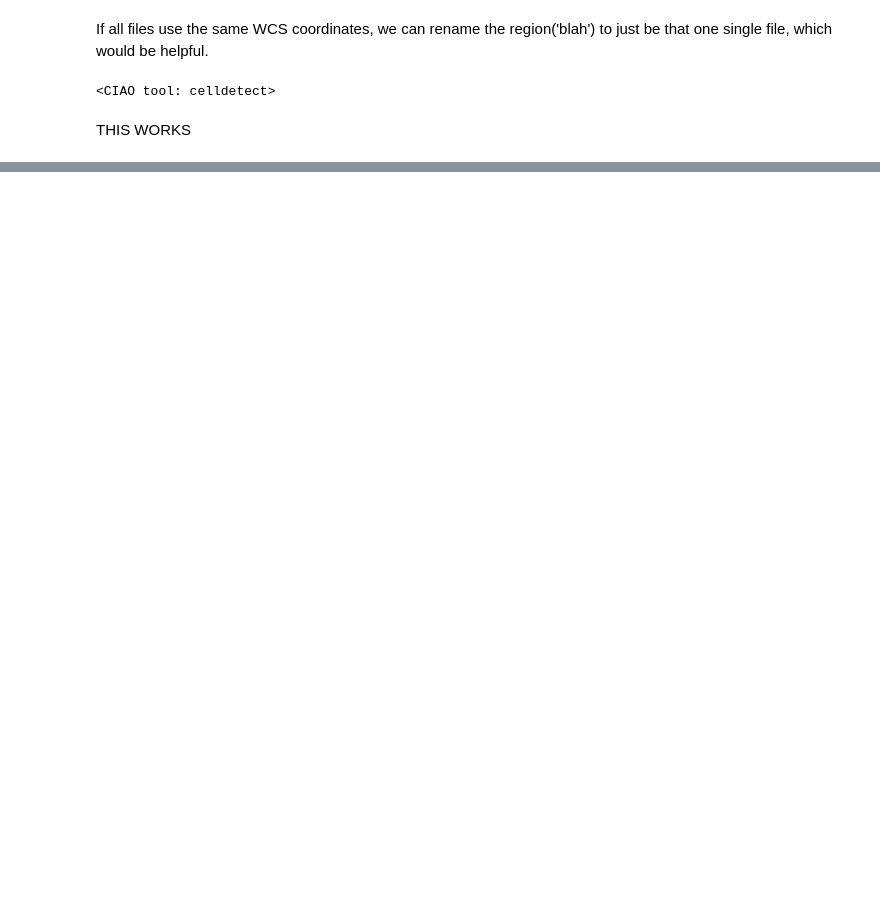
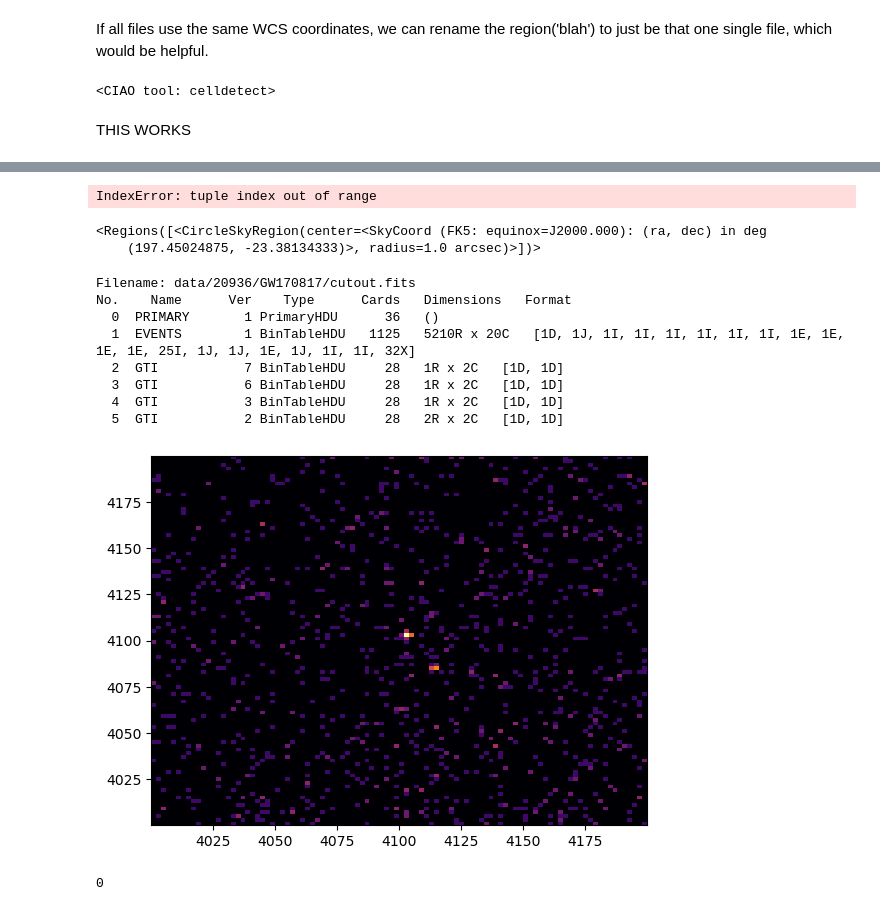
Before and after one commit to pgriffin17/ASTR6880Project, a Jupyter notebook: analysis.ipynb, the cells around one changed output, grey strips where cells are left out. Drawn from its saved outputs; the diff is of its cells as text; code cells hidden in the pictures; blank space fills up the shorter version.

```diff
--- a/analysis.ipynb
+++ b/analysis.ipynb
@@ -153,0 +211,6 @@ reproject_wav(20936, 20860)
+# %%
+#Load image into sherpa using load_image
+
+sherpa.astro.ui.load_image(f'data/20936/GW170817/cutout.fits')
+# %% [output]
+IndexError: tuple index out of range
@@ -153,0 +219,38 @@ reproject_wav(20936, 20860)
+# %%
+regions = Regions.read(f'data/20936/repro/srcwcs.reg', format='ds9')
+regions
+# %% [output]
+<Regions([<CircleSkyRegion(center=<SkyCoord (FK5: equinox=J2000.000): (ra, dec) in deg
+    (197.45024875, -23.38134333)>, radius=1.0 arcsec)>])>
+# %%
+# Load cutout.fits and display using astropy
+
+from astropy.io import fits
+import matplotlib.pyplot as plt
+from matplotlib.colors import LogNorm
+from astropy.table import Table
+
+hdu = fits.open(f'data/20936/GW170817/cutout.fits')
+hdu.info()
+
+evt_data = Table(hdu[1].data)
+
+ii = np.in1d(evt_data['ccd_id'], [7])
+np.sum(ii)
+
+NBINS = (100,100)
+img_zero_mpl = plt.hist2d(evt_data['x'][ii], evt_data['y'][ii], bins=NBINS, cmap='inferno', norm=LogNorm(clip=True))
+# %% [output]
+Filename: data/20936/GW170817/cutout.fits
+No.    Name      Ver    Type      Cards   Dimensions   Format
+  0  PRIMARY       1 PrimaryHDU      36   ()
+  1  EVENTS        1 BinTableHDU   1125   5210R x 20C   [1D, 1J, 1I, 1I, 1I, 1I, 1I, 1I, 1E, 1E, 1E, 1E, 25I, 1J, 1J, 1E, 1J, 1I, 1I, 32X]
+  2  GTI           7 BinTableHDU     28   1R x 2C   [1D, 1D]
+  3  GTI           6 BinTableHDU     28   1R x 2C   [1D, 1D]
+  4  GTI           3 BinTableHDU     28   1R x 2C   [1D, 1D]
+  5  GTI           2 BinTableHDU     28   2R x 2C   [1D, 1D]
+[figure, added]
+# %%
+np.sum(ii)
+# %% [output]
+0
```
Also changed, not shown: parts of 22 cells of this notebook.
